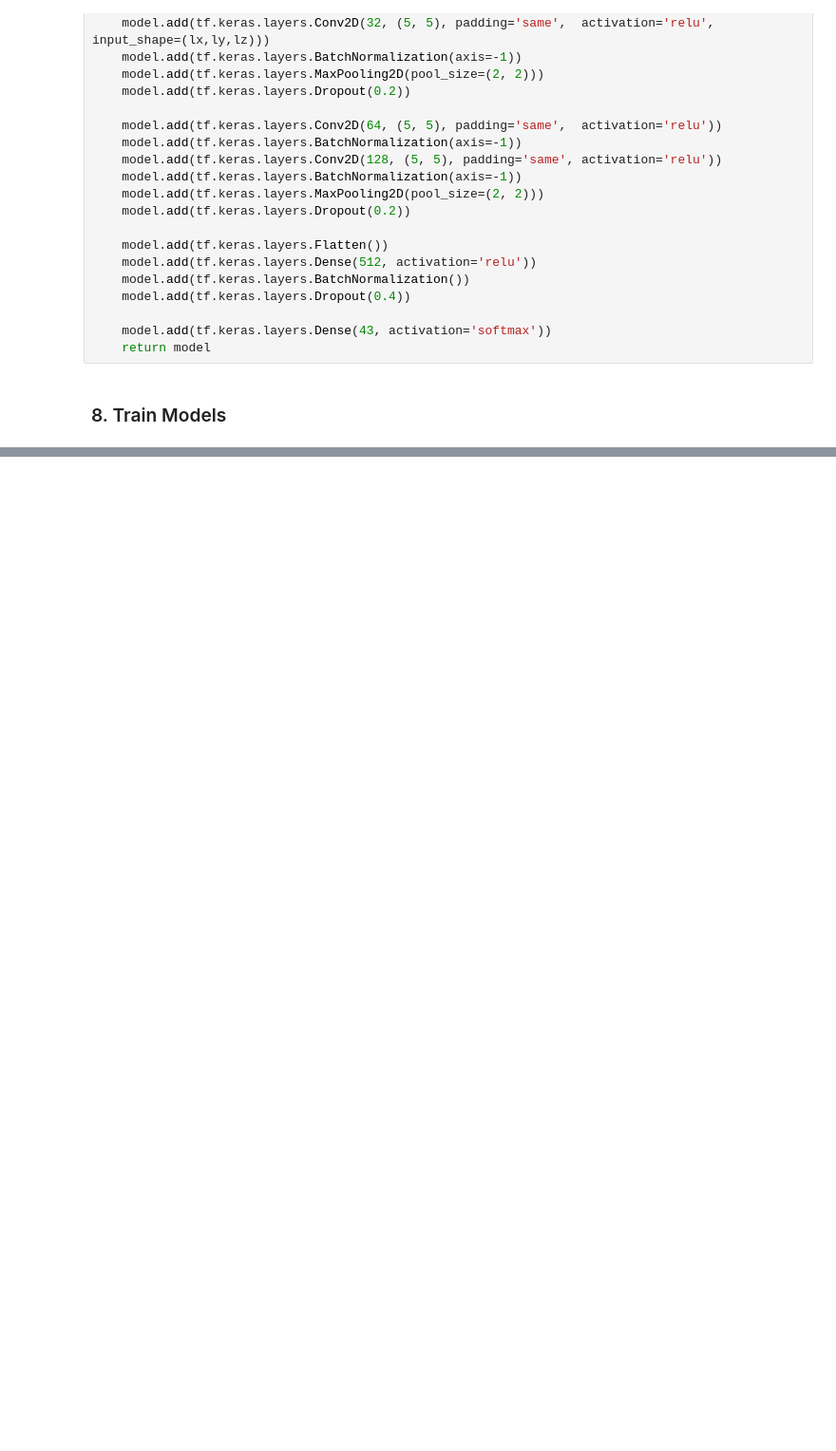
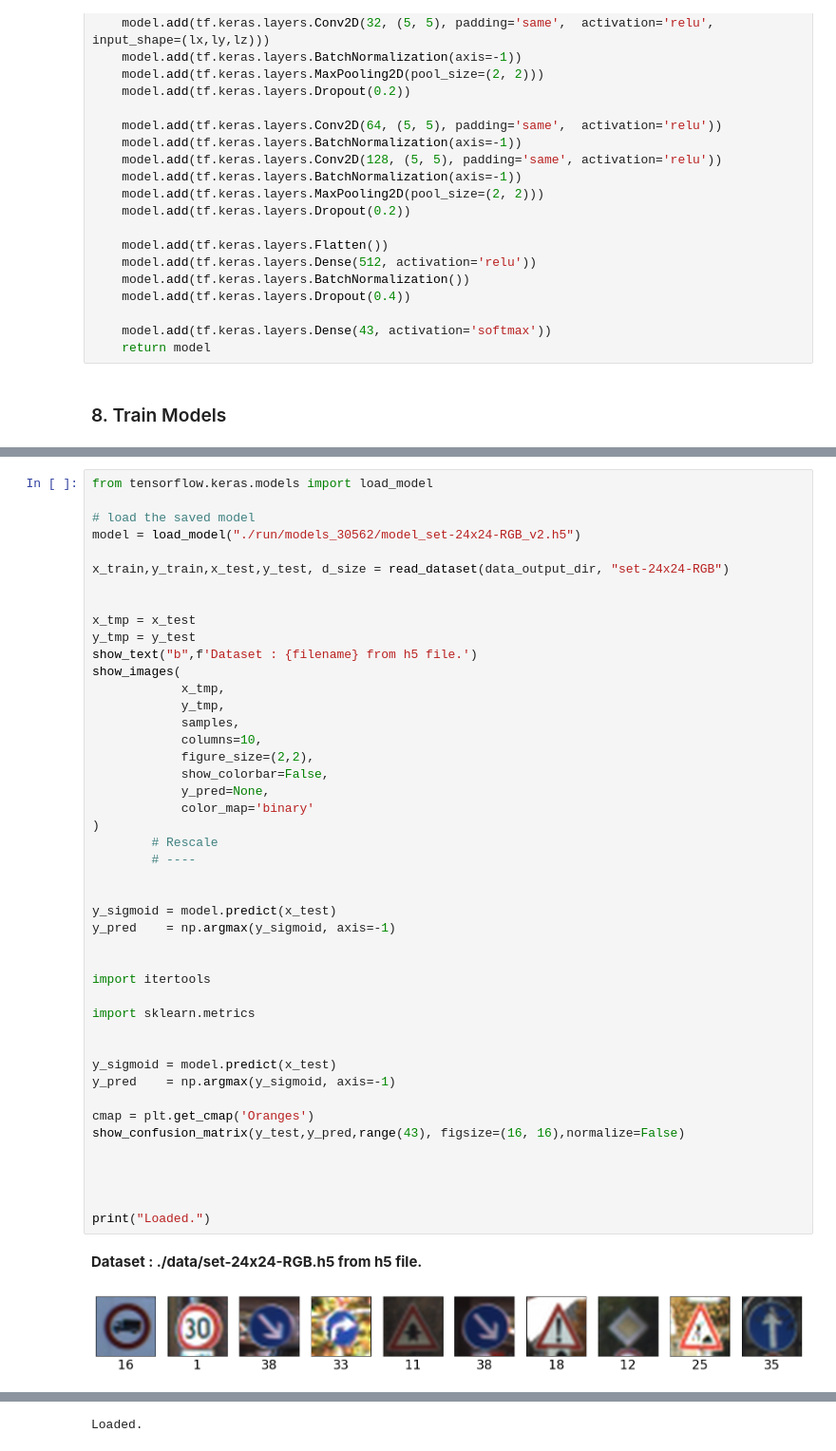
Before and after one commit to YanSte/CNN-CV-GTSRB-Classification, a Jupyter notebook: cnn-gtsrb-classification-with-cnn.ipynb, the cells around one changed output, grey strips where cells are left out. Shown at 95% size. Drawn from its saved outputs; the diff is of its cells as text; blank space fills up the shorter version.

```diff
--- a/cnn-gtsrb-classification-with-cnn.ipynb
+++ b/cnn-gtsrb-classification-with-cnn.ipynb
@@ -1025,0 +1206,48 @@ for file in glob.glob('./run/*.json'):
+# %%
+from tensorflow.keras.models import load_model
+
+# load the saved model
+model = load_model("./run/models_30562/model_set-24x24-RGB_v2.h5")
+
+x_train,y_train,x_test,y_test, d_size = read_dataset(data_output_dir, "set-24x24-RGB")
+
+
+x_tmp = x_test
+y_tmp = y_test
+show_text("b",f'Dataset : {filename} from h5 file.')
+show_images(
+            x_tmp,
+            y_tmp,
+            samples,
+            columns=10,
+            figure_size=(2,2),
+            show_colorbar=False,
+            y_pred=None,
+            color_map='binary'
+)
+        # Rescale
+        # ----
+
+
+y_sigmoid = model.predict(x_test)
+y_pred    = np.argmax(y_sigmoid, axis=-1)
+
+
+import itertools
+
+import sklearn.metrics
+
+
+y_sigmoid = model.predict(x_test)
+y_pred    = np.argmax(y_sigmoid, axis=-1)
+
+cmap = plt.get_cmap('Oranges')
+show_confusion_matrix(y_test,y_pred,range(43), figsize=(16, 16),normalize=False)
+
+
+
+
+print("Loaded.")
+# %% [output]
+**Dataset : ./data/set-24x24-RGB.h5 from h5 file.**
+[figure, added]
@@ -1025,0 +1257 @@ for file in glob.glob('./run/*.json'):
+Loaded.
```
Also changed, not shown: parts of 14 cells of this notebook.
